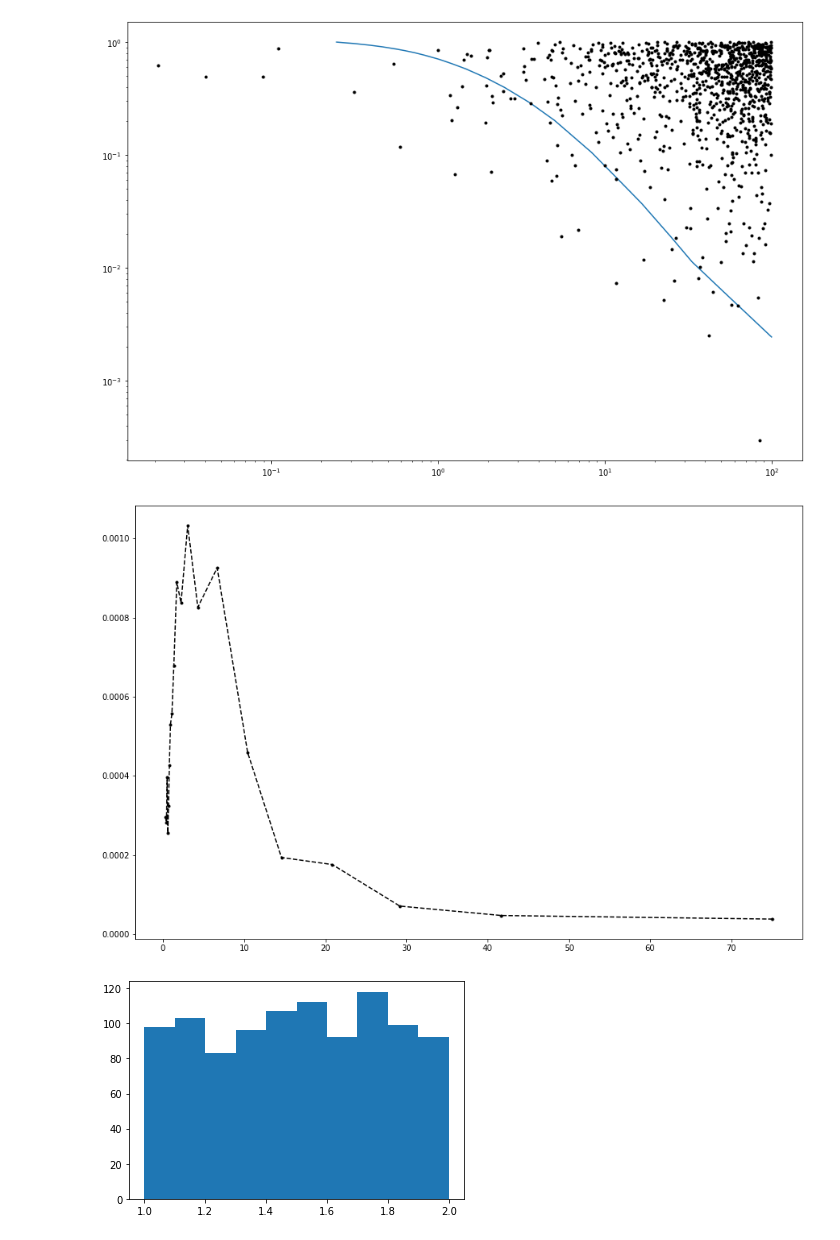
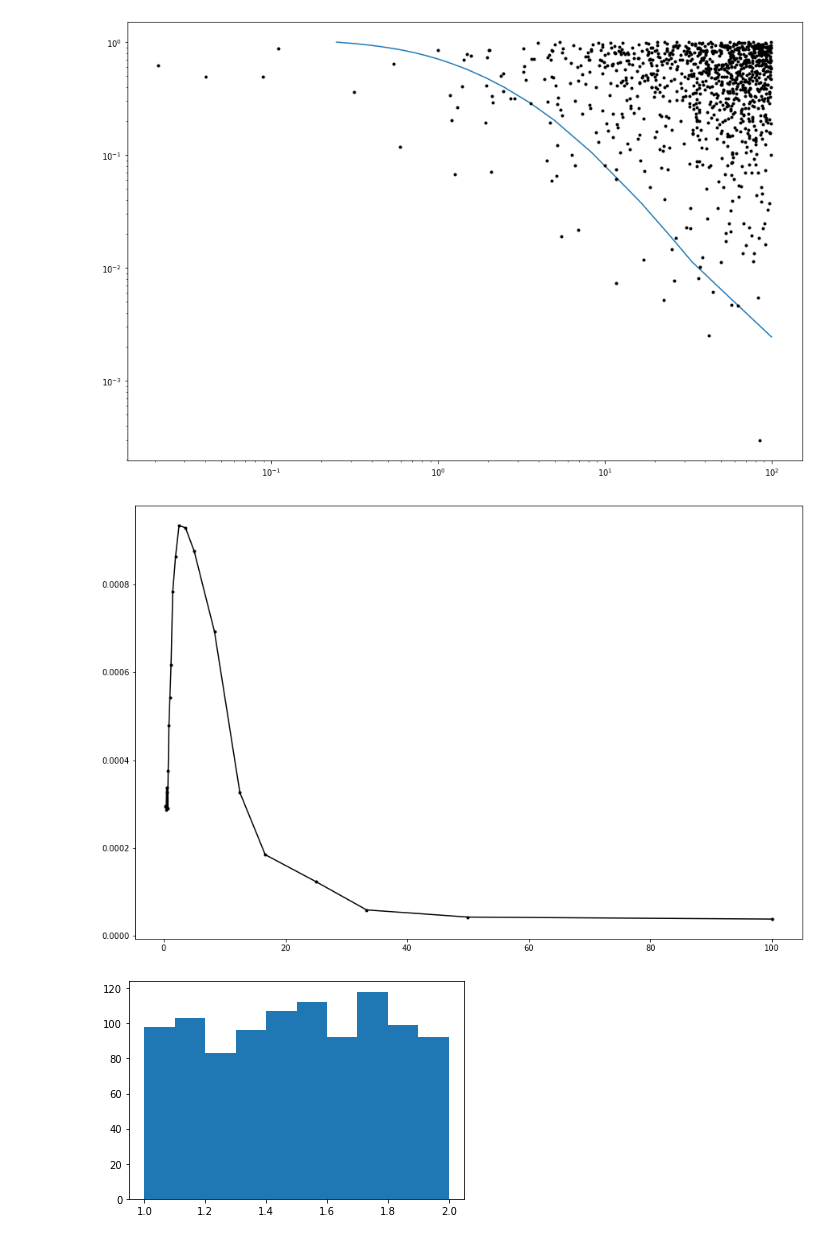
Before and after one commit to gmazzitelli/cygno_cloud, a Jupyter notebook: sim/ratemu_lngs.ipynb, the cells around one changed output. Drawn from its saved outputs; the diff is of its cells as text; code cells hidden in the pictures.

```diff
--- a/sim/ratemu_lngs.ipynb
+++ b/sim/ratemu_lngs.ipynb
@@ -139,10 +138,10 @@ plt.show()
 # %%
 plt.figure(figsize=(15,10))
 #plt.plot(energy, flux, 'r.-')
-plt.plot(Emean, Fdif, 'k.--')
+plt.plot(x, -np.gradient(F), 'k.-')
 plt.show()
 # %% [output]
-[figure, old version]
+[figure, new version]
 # %%
 #
 # distribuzione normale con inversione della funzione di probabilita
```
Also changed, not shown: parts of 7 cells of this notebook, 1 other file.
